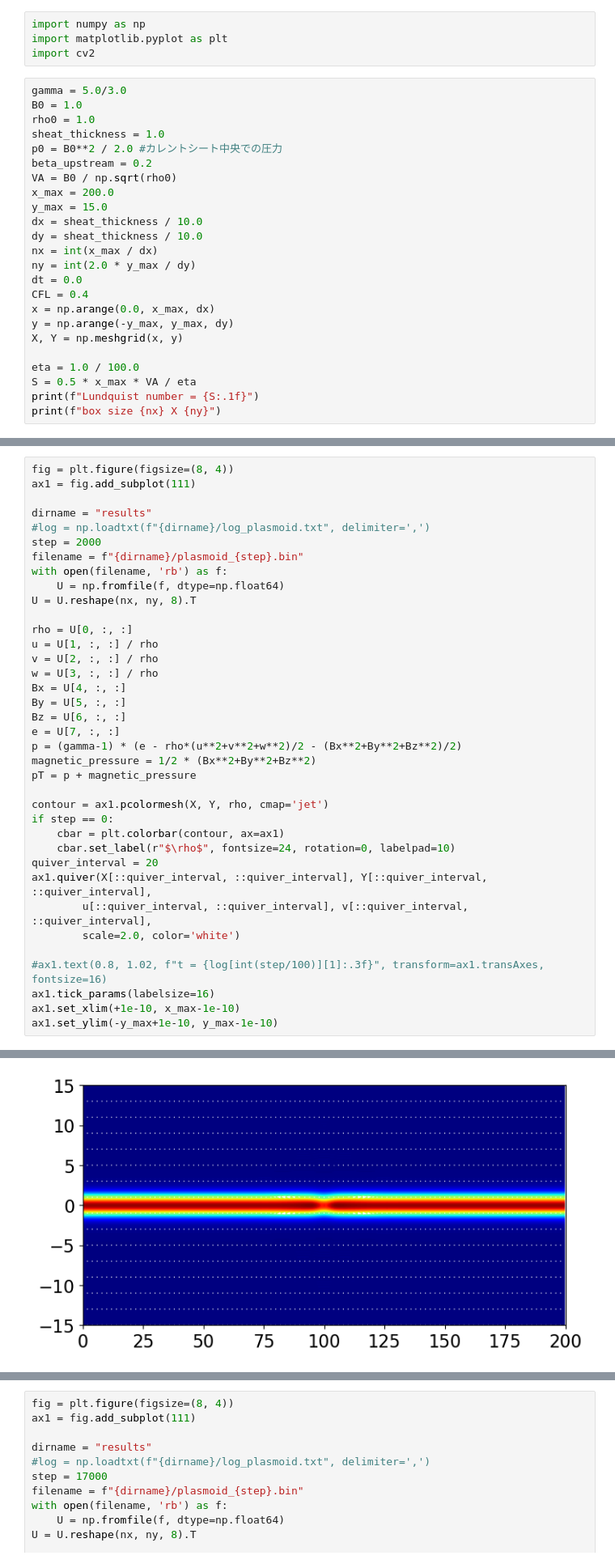
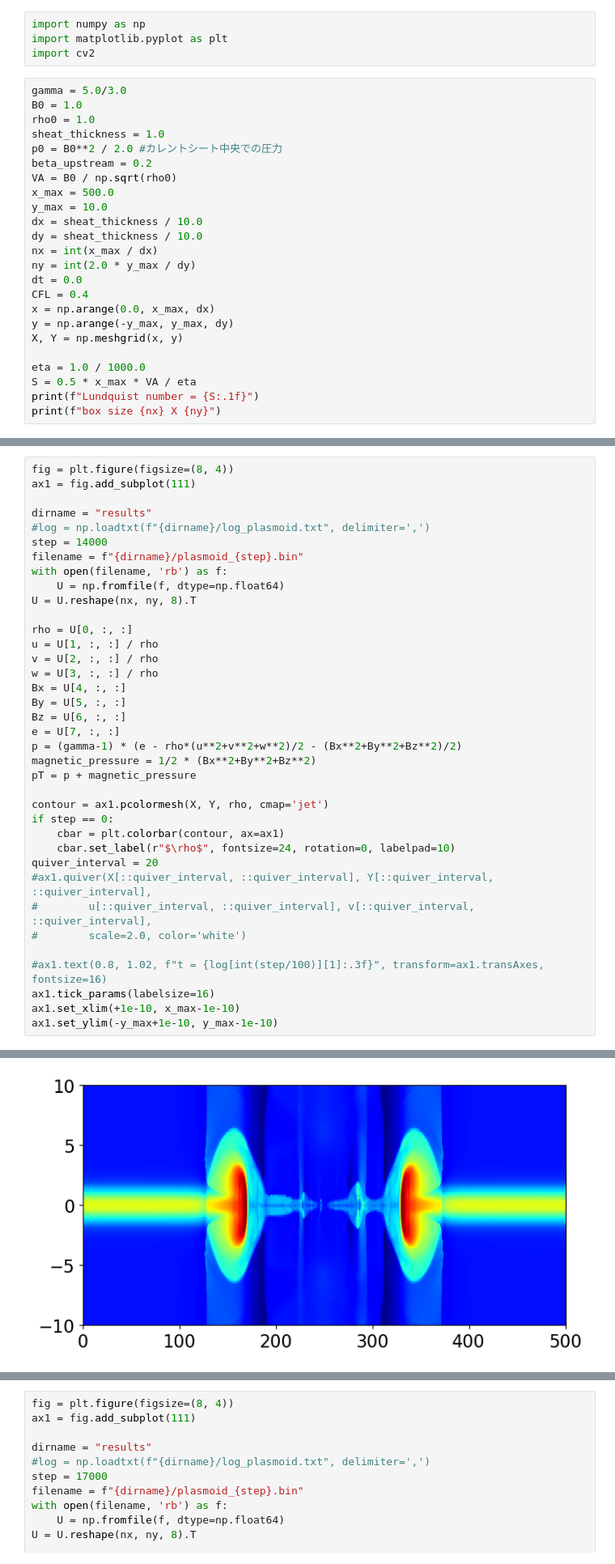
Before and after one commit to keita-akutagawa/ResistiveMHD_GPU, a Jupyter notebook: examples_2D/plasmoid/plasmoid.ipynb, the cells around one changed output, grey strips where cells are left out. Shown at 81% size. Drawn from its saved outputs; the diff is of its cells as text.

```diff
--- a/examples_2D/plasmoid/plasmoid.ipynb
+++ b/examples_2D/plasmoid/plasmoid.ipynb
@@ -10,8 +10,8 @@ sheat_thickness = 1.0
 p0 = B0**2 / 2.0 #カレントシート中央での圧力
 beta_upstream = 0.2
 VA = B0 / np.sqrt(rho0)
-x_max = 200.0
-y_max = 15.0
+x_max = 500.0
+y_max = 10.0
 dx = sheat_thickness / 10.0
 dy = sheat_thickness / 10.0
 nx = int(x_max / dx)
@@ -22,7 +22,7 @@ x = np.arange(0.0, x_max, dx)
 y = np.arange(-y_max, y_max, dy)
 X, Y = np.meshgrid(x, y)
 
-eta = 1.0 / 100.0
+eta = 1.0 / 1000.0
 S = 0.5 * x_max * VA / eta
 print(f"Lundquist number = {S:.1f}")
 print(f"box size {nx} X {ny}")
@@ -35,7 +35,7 @@ ax1 = fig.add_subplot(111)
 
 dirname = "results"
 #log = np.loadtxt(f"{dirname}/log_plasmoid.txt", delimiter=',')
-step = 2000
+step = 14000
 filename = f"{dirname}/plasmoid_{step}.bin"
 with open(filename, 'rb') as f:
     U = np.fromfile(f, dtype=np.float64)
@@ -58,9 +58,9 @@ if step == 0:
     cbar = plt.colorbar(contour, ax=ax1)
     cbar.set_label(r"$\rho$", fontsize=24, rotation=0, labelpad=10)
 quiver_interval = 20
-ax1.quiver(X[::quiver_interval, ::quiver_interval], Y[::quiver_interval, ::quiver_interval],
-        u[::quiver_interval, ::quiver_interval], v[::quiver_interval, ::quiver_interval],
-        scale=2.0, color='white')
+#ax1.quiver(X[::quiver_interval, ::quiver_interval], Y[::quiver_interval, ::quiver_interval],
+#        u[::quiver_interval, ::quiver_interval], v[::quiver_interval, ::quiver_interval],
+#        scale=2.0, color='white')
 
 #ax1.text(0.8, 1.02, f"t = {log[int(step/100)][1]:.3f}", transform=ax1.transAxes, fontsize=16)
 ax1.tick_params(labelsize=16)
@@ -71,4 +71,4 @@ ax1.set_ylim(-y_max+1e-10, y_max-1e-10)
-[figure, old version]
+[figure, new version]
 # %%
 fig = plt.figure(figsize=(8, 4))
 ax1 = fig.add_subplot(111)
```
Also changed, not shown: parts of 4 cells of this notebook, 1 other file.
